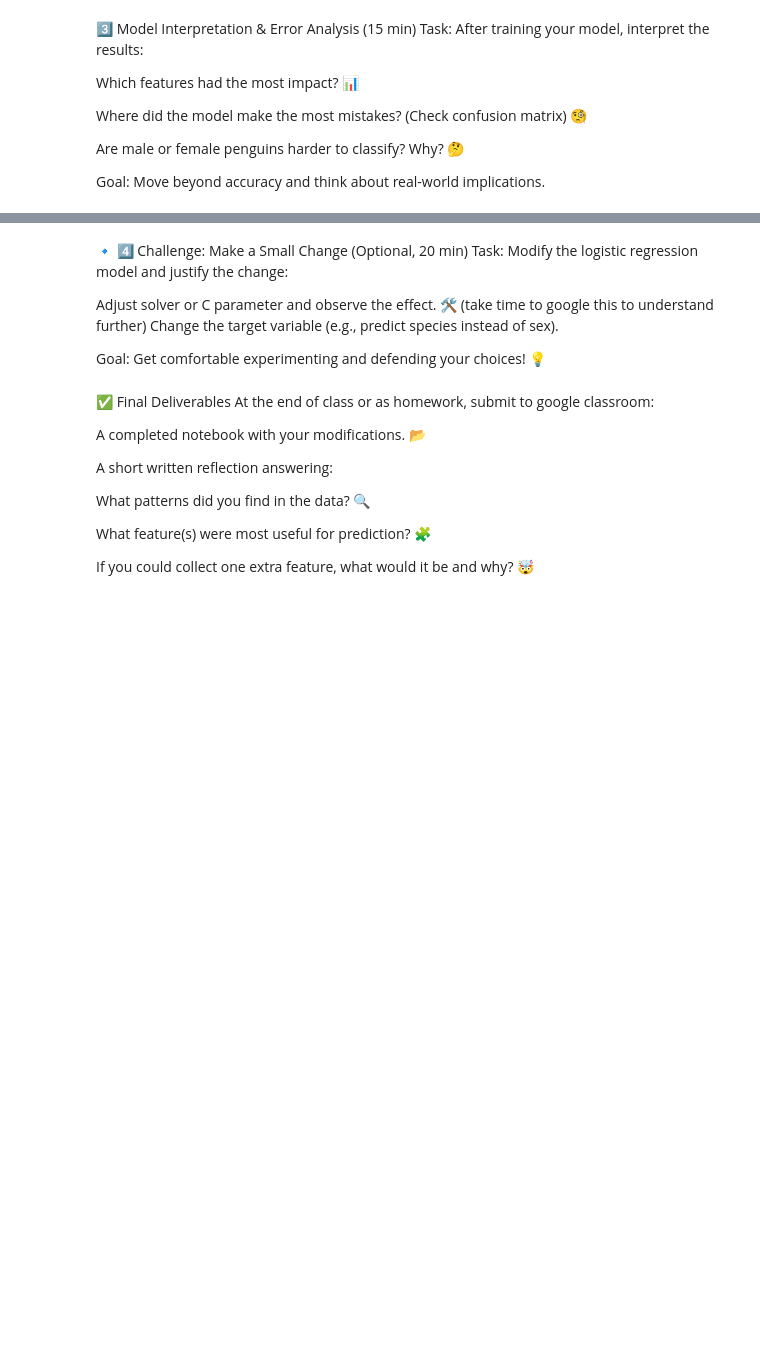
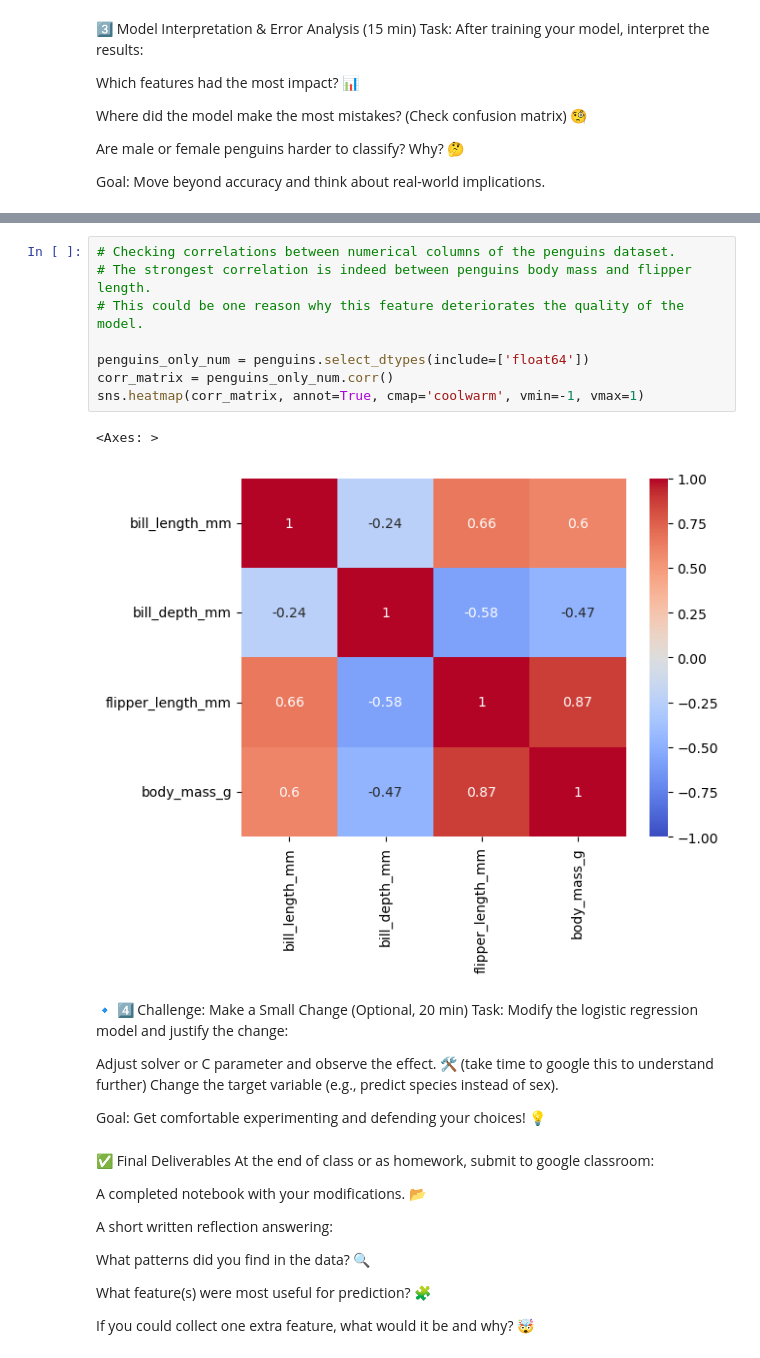
Before and after one commit to sergiimakhin/RediLogRegression, a Jupyter notebook: penguins_logistic_regression_2.ipynb, the cells around one changed output, grey strips where cells are left out. Saved outputs shown, nothing was run; the diff lists cells and outputs as text; blank space fills up the shorter version.

```diff
--- a/penguins_logistic_regression_2.ipynb
+++ b/penguins_logistic_regression_2.ipynb
@@ -172,3 +272,14 @@ Goal: Move beyond accuracy and think about real-world implications.
+# %%
+# Checking correlations between numerical columns of the penguins dataset.
+# The strongest correlation is indeed between penguins body mass and flipper length.
+# This could be one reason why this feature deteriorates the quality of the model.
+
+penguins_only_num = penguins.select_dtypes(include=['float64'])
+corr_matrix = penguins_only_num.corr()
+sns.heatmap(corr_matrix, annot=True, cmap='coolwarm', vmin=-1, vmax=1)
+# %% [output]
+<Axes: >
+[figure, added]
 # %% [markdown]
 🔹 4️⃣ Challenge: Make a Small Change (Optional, 20 min)
 Task: Modify the logistic regression model and justify the change:
```
Also changed, not shown: parts of 10 cells of this notebook, 1 other file.
